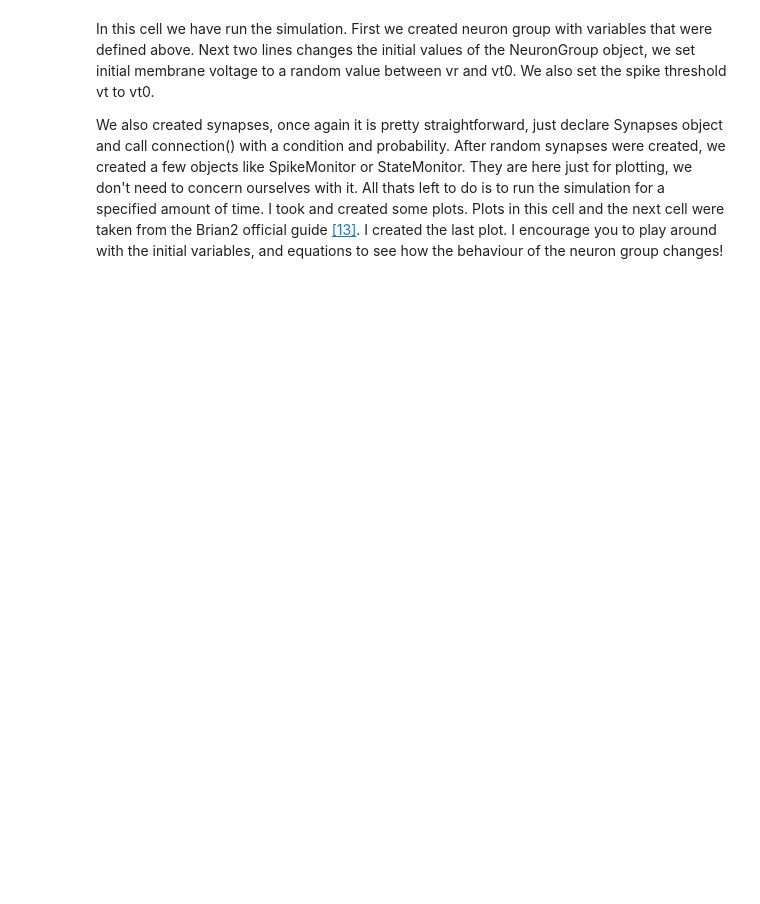
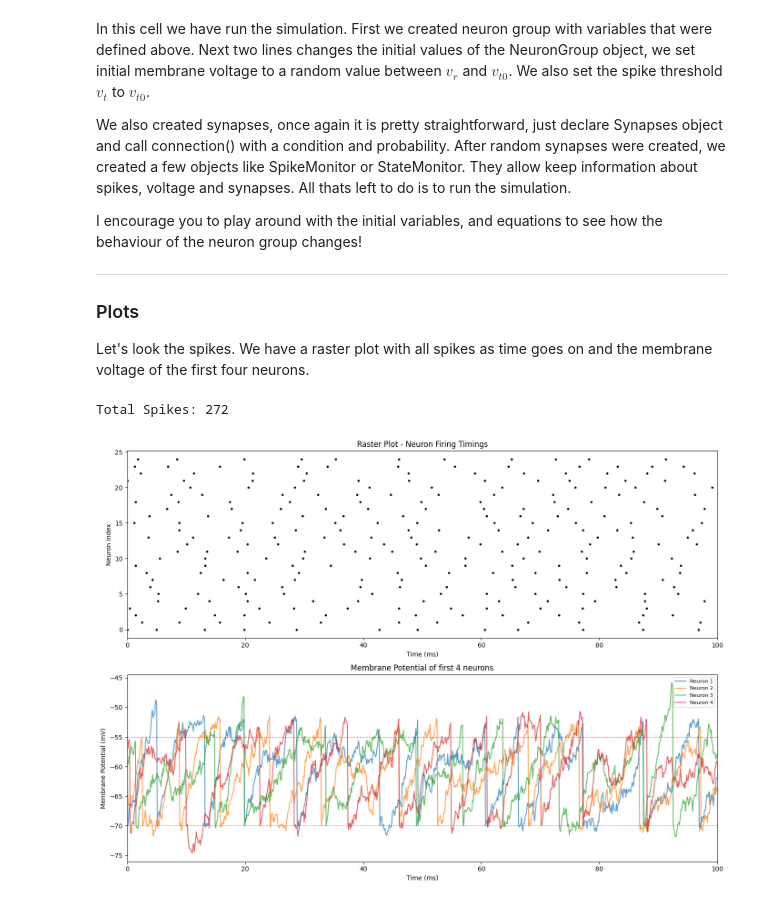
Before and after one commit to StefanCieslewicz/Introduction-to-Spiking-Neural-Networks-, a Jupyter notebook: article.ipynb, the cells around one changed output. Saved outputs shown, nothing was run; the diff lists cells and outputs as text; code cells hidden in the pictures; blank space fills up the shorter version.

```diff
--- a/article.ipynb
+++ b/article.ipynb
@@ -117,8 +223,44 @@ WARNING    'j' is an internal variable of group 'synapses_1', but also exists in
 # %% [markdown]
-In this cell we have run the simulation. First we created neuron group with variables that were defined above. Next two lines changes the initial values of the NeuronGroup object, we set initial membrane voltage to a random value between vr and vt0. We also set the spike threshold vt to vt0.
+In this cell we have run the simulation. First we created neuron group with variables that were defined above. Next two lines changes the initial values of the NeuronGroup object, we set initial membrane voltage to a random value between $v_r$ and $v_{t0}$. We also set the spike threshold $v_t$ to $v_{t0}$.
 
 We also created synapses, once again it is pretty straightforward, just declare Synapses object and call connection() with a condition and probability.
-After random synapses were created, we created a few objects like SpikeMonitor or StateMonitor. They are here just for plotting, we don't need to concern ourselves with it.
-All thats left to do is to run the simulation for a specified amount of time.
-I took and created some plots. Plots in this cell and the next cell were taken from the Brian2 official guide [[13]](#13). I created the last plot.
+After random synapses were created, we created a few objects like SpikeMonitor or StateMonitor. They allow keep information about spikes, voltage and synapses.
+All thats left to do is to run the simulation.
+
 I encourage you to play around with the initial variables, and equations to see how the behaviour of the neuron group changes!
+
+---
+
+### Plots
+
+Let's look the spikes. We have a raster plot with all spikes as time goes on and the membrane voltage of the first four neurons.
+# %%
+print(f'Total Spikes: {spike_monitor.num_spikes}')
+
+# Visualization
+fig, axes = plt.subplots(2, 1, figsize=(14, 10))
+
+# spike timings
+axes[0].plot(spike_monitor.t/ms, spike_monitor.i, '.k', markersize=5)
+axes[0].set_xlabel('Time (ms)')
+axes[0].set_ylabel('Neuron index')
+axes[0].set_title('Raster Plot - Neuron Firing Timings')
+axes[0].set_xlim(0, duration/ms)
+
+#  Membrane potential
+for i in range(4):
+    axes[1].plot(voltage_monitor.t/ms, voltage_monitor.v[i]/mV,
+                    label=f'Neuron {i+1}', alpha=0.7)
+axes[1].axhline(vt0/mV, color='red',   ls='--', lw=0.9, alpha=0.7)
+axes[1].axhline(vr/mV,  color='gray',  ls='--', lw=0.9, alpha=0.7)
+axes[1].set_xlabel('Time (ms)')
+axes[1].set_ylabel('Membrane Potential (mV)')
+axes[1].set_title('Membrane Potential of first 4 neurons')
+axes[1].legend(loc='upper right', fontsize=8)
+axes[1].set_xlim(0, duration/ms)
+
+plt.tight_layout()
+plt.show()
+# %% [output]
+Total Spikes: 272
+[figure, added]
```
Also changed, not shown: parts of 20 cells of this notebook.
